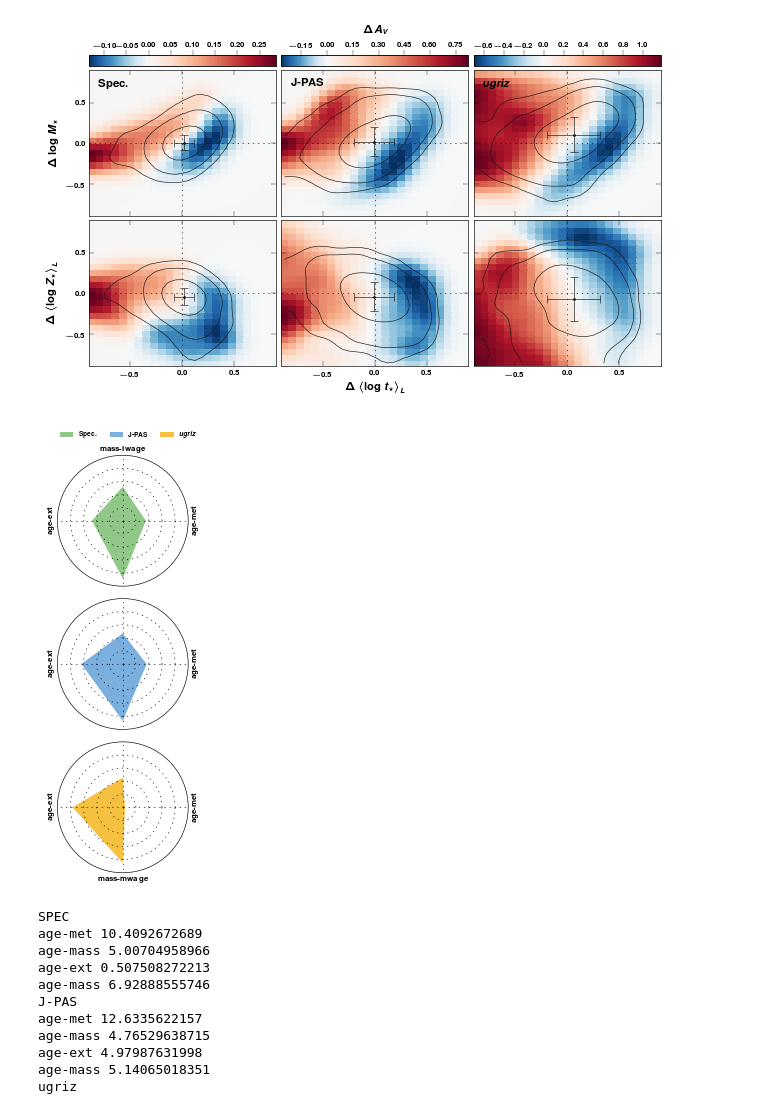
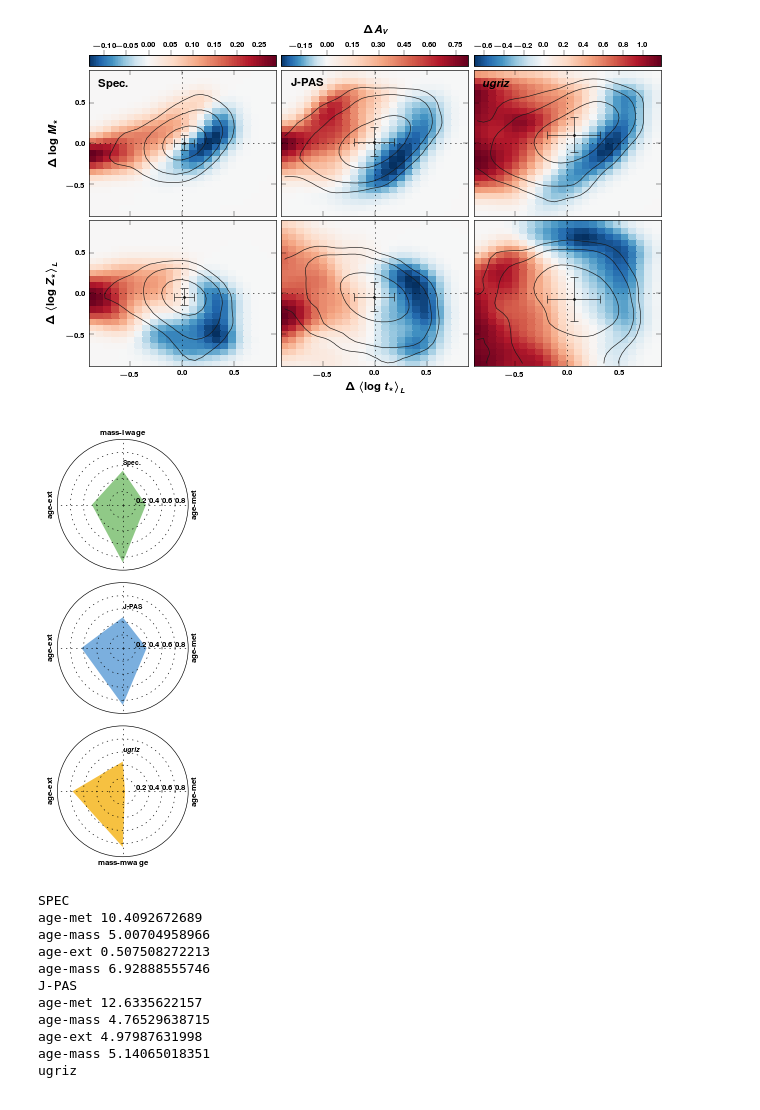
Before and after one commit to ajmejia/notebooks, a Jupyter notebook: TTANearbyUniverseCB13.ipynb, the cells around one changed output. Cells and saved outputs as stored; diff of their text form; code cells hidden in the pictures.

Commit message:
adding radial scale & fixing legend in degeneracy plots

```diff
--- a/TTANearbyUniverseCB13.ipynb
+++ b/TTANearbyUniverseCB13.ipynb
@@ -201,11 +201,11 @@ for i, j in product(xrange(axs.shape[0]), xrange(axs.shape[1])):
     med_b = median(residual_b[kw[j]][mask])
     p16_b, p84_b = percentile(residual_b[kw[j]][mask], [16.0, 84.0])
 
-    N_h = histogram(residual_h[kw[j]], 20, range=xlm)[0].max().repeat(residual_h[kw[j]].size)
-    N_b = histogram(residual_b[kw[j]], 20, range=xlm)[0].max().repeat(residual_b[kw[j]].size)
+    N_h = histogram(residual_h[kw[j]], 20, range=lm)[0].max().repeat(residual_h[kw[j]].size)
+    N_b = histogram(residual_b[kw[j]], 20, range=lm)[0].max().repeat(residual_b[kw[j]].size)
 
-    axs[i, j].hist(residual_h[kw[j]], 20, range=xlm, weights=1.0/N_h, histtype="step", hatch=hatching, color=color_h, lw=0, label=label_h)
-    axs[i, j].hist(residual_b[kw[j]], 20, range=xlm, weights=1.0/N_b, histtype="step", color=color_b, label=label_b)
+    axs[i, j].hist(residual_h[kw[j]], 20, range=lm, weights=1.0/N_h, histtype="step", hatch=hatching, color=color_h, lw=0, label=label_h)
+    axs[i, j].hist(residual_b[kw[j]], 20, range=lm, weights=1.0/N_b, histtype="step", color=color_b, label=label_b)
 
     med_h_axes = axs[i, j].transAxes.inverted().transform(axs[i, j].transData.transform((med_h, 0.0)))+array([0,0.2])
     med_b_axes = axs[i, j].transAxes.inverted().transform(axs[i, j].transData.transform((med_b, 0.0)))+array([0,0.2])
@@ -258,11 +258,11 @@ for i, j in product(xrange(axs.shape[0]), xrange(axs.shape[1])):
     med_b = median(residual_b[kw[j]][mask])
     p16_b, p84_b = percentile(residual_b[kw[j]][mask], [16.0, 84.0])
 
-    N_h = histogram(residual_h[kw[j]], 20, range=xlm)[0].max().repeat(residual_h[kw[j]].size)
-    N_b = histogram(residual_b[kw[j]], 20, range=xlm)[0].max().repeat(residual_b[kw[j]].size)
+    N_h = histogram(residual_h[kw[j]], 20, range=lm)[0].max().repeat(residual_h[kw[j]].size)
+    N_b = histogram(residual_b[kw[j]], 20, range=lm)[0].max().repeat(residual_b[kw[j]].size)
 
-    axs[i, j].hist(residual_h[kw[j]], 20, range=xlm, weights=1.0/N_h, histtype="step", hatch=hatching, color=color_h, lw=0, label=label_h)
-    axs[i, j].hist(residual_b[kw[j]], 20, range=xlm, weights=1.0/N_b, histtype="step", color=color_b, label=label_b)
+    axs[i, j].hist(residual_h[kw[j]], 20, range=lm, weights=1.0/N_h, histtype="step", hatch=hatching, color=color_h, lw=0, label=label_h)
+    axs[i, j].hist(residual_b[kw[j]], 20, range=lm, weights=1.0/N_b, histtype="step", color=color_b, label=label_b)
 
     med_h_axes = axs[i, j].transAxes.inverted().transform(axs[i, j].transData.transform((med_h, 0.0)))+array([0,0.2])
     med_b_axes = axs[i, j].transAxes.inverted().transform(axs[i, j].transData.transform((med_b, 0.0)))+array([0,0.2])
@@ -1312,37 +1312,37 @@ labels = spec_lb, jpas_lb, sdss_lb
 colors = spec_cl, jpas_cl, sdss_cl
 
 spec_deg, jpas_deg, sdss_deg = [], [], []
 for degeneracy in degeneracies:
     x, y = degeneracy
 
     spec_deg.append(abs(corrcoef(spec_res[x], spec_res[y])[0,1]))
     jpas_deg.append(abs(corrcoef(jpas_res[x], jpas_res[y])[0,1]))
     sdss_deg.append(abs(corrcoef(sdss_res[x], sdss_res[y])[0,1]))
 degs = [spec_deg, jpas_deg, sdss_deg]
 
 fig = figure(figsize=(3.3, 5))
 
 f = []
 for j, lb in enumerate(labels):
     ax = fig.add_subplot(3, 1, j+1, projection="polar")
     ax.set_rlim(0, 1)
-    #ax.set_title(labels[j])
+    ax.text(pi/2, 0.6, labels[j], fontsize=tsize)
 
-    ax.set_rgrids(linspace(0.2,0.8,4), labels=[])
+    ax.set_rgrids(linspace(0.2,0.8,4), angle=0)
     if j==0: l, t = ax.set_thetagrids(degrees(thetas), labels=(r"\bf age-met",r"\bf mass-lwage",r"\bf age-ext",r""))
     if j==1: l, t = ax.set_thetagrids(degrees(thetas), labels=(r"\bf age-met",r"",r"\bf age-ext",r""))
     if j==2: l, t = ax.set_thetagrids(degrees(thetas), labels=(r"\bf age-met",r"",r"\bf age-ext",r"\bf mass-mwage"))
 
     for text in t[::2]: text.set_rotation(90)
 
     f += [ax.fill_between(thetas+thetas[0:1], degs[j]+degs[j][0:1], facecolor=colors[j], edgecolor="none", label=labels[j])]
 
-legend(f, labels, loc=(0,3.3), ncol=3)
+#legend(f, labels, loc=(0,3.3), ncol=3)
 fig.tight_layout()
 
 savefig("{}degeneracies".format(od))
 # %% [output]
-[figure, old version]
+[figure, new version]
 # %%
 def model(x, pars):
     m, b = pars
```
